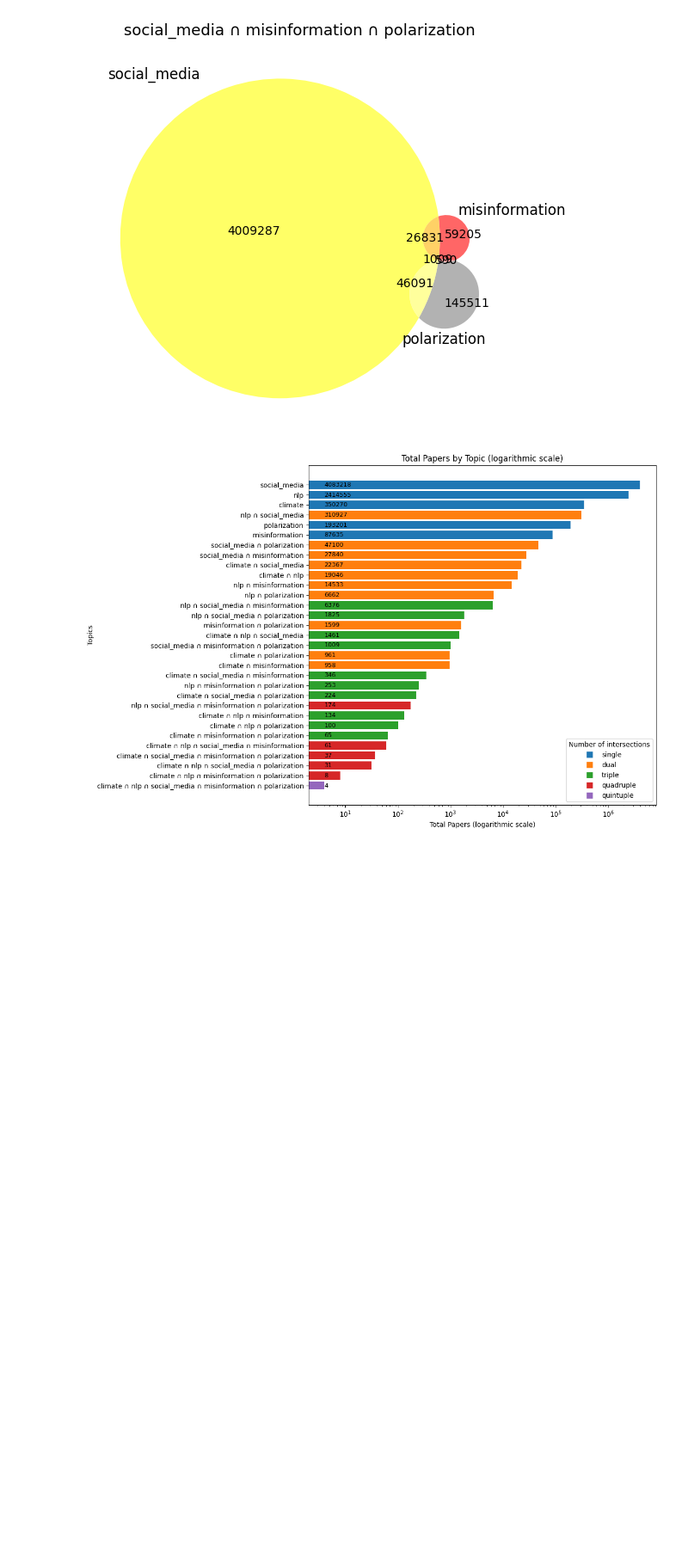
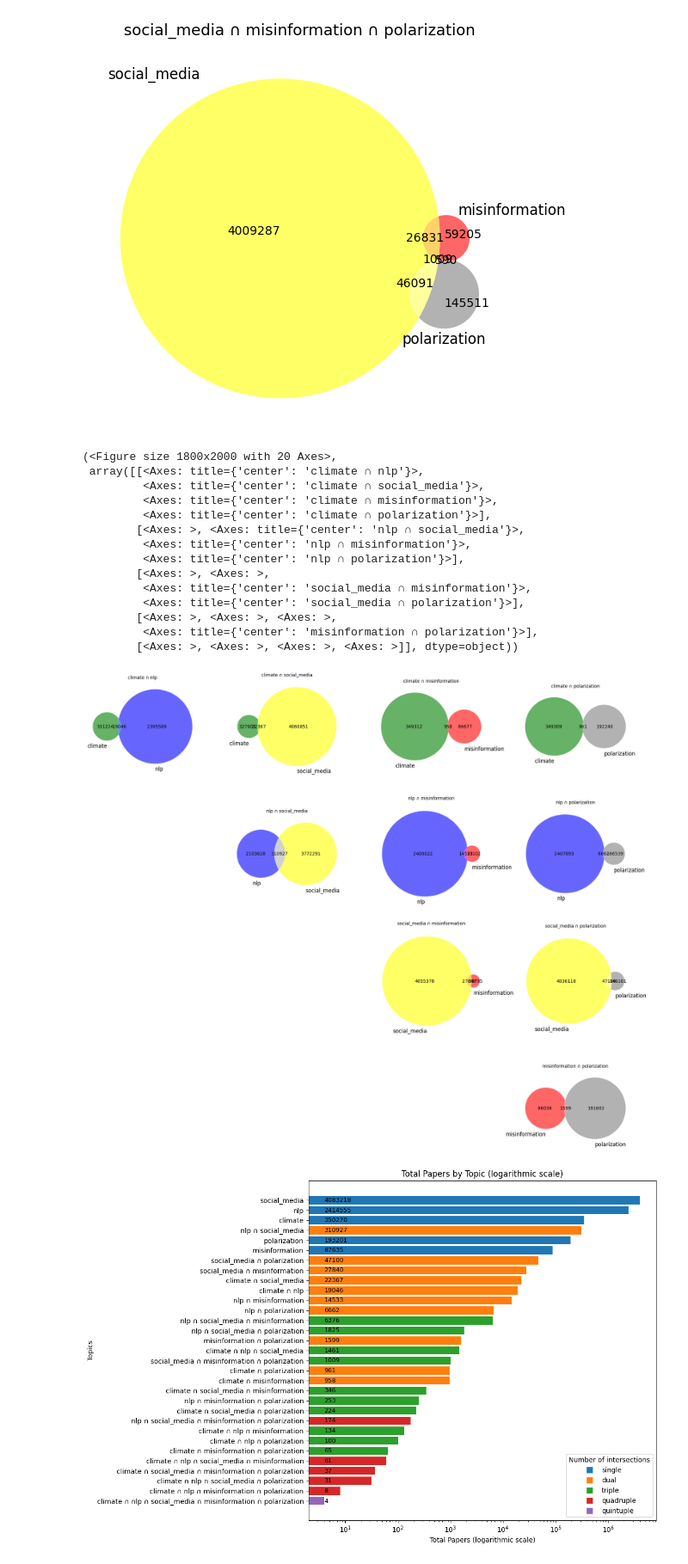
Before and after one commit to m-chaves/slr_climate_nlp, a Jupyter notebook: notebooks/01_data_collection.ipynb, the cells around one changed output. Shown at 86% size. Cells and saved outputs as stored; diff of their text form; code cells hidden in the pictures; blank space fills up the shorter version.

```diff
--- a/notebooks/01_data_collection.ipynb
+++ b/notebooks/01_data_collection.ipynb
@@ -246,6 +305,29 @@ for sets in combinations_of_3_sets:
 [figure]
 [figure]
 [figure]
+# %%
+
+venn_matrix(
+    topics=sets,
+    colors=colors,
+    sizes={topic: intersections_totals[topic]["grand_total"] for topic in intersections_totals}
+)
+# %% [output]
+(<Figure size 1800x2000 with 20 Axes>,
+ array([[<Axes: title={'center': 'climate ∩ nlp'}>,
+         <Axes: title={'center': 'climate ∩ social_media'}>,
+         <Axes: title={'center': 'climate ∩ misinformation'}>,
+         <Axes: title={'center': 'climate ∩ polarization'}>],
+        [<Axes: >, <Axes: title={'center': 'nlp ∩ social_media'}>,
+         <Axes: title={'center': 'nlp ∩ misinformation'}>,
+         <Axes: title={'center': 'nlp ∩ polarization'}>],
+        [<Axes: >, <Axes: >,
+         <Axes: title={'center': 'social_media ∩ misinformation'}>,
+         <Axes: title={'center': 'social_media ∩ polarization'}>],
+        [<Axes: >, <Axes: >, <Axes: >,
+         <Axes: title={'center': 'misinformation ∩ polarization'}>],
+        [<Axes: >, <Axes: >, <Axes: >, <Axes: >]], dtype=object))
+[figure, added]
 # %%
 # See totals for each topic and their intersections
 
```
Also changed, not shown: parts of 4 cells of this notebook.
